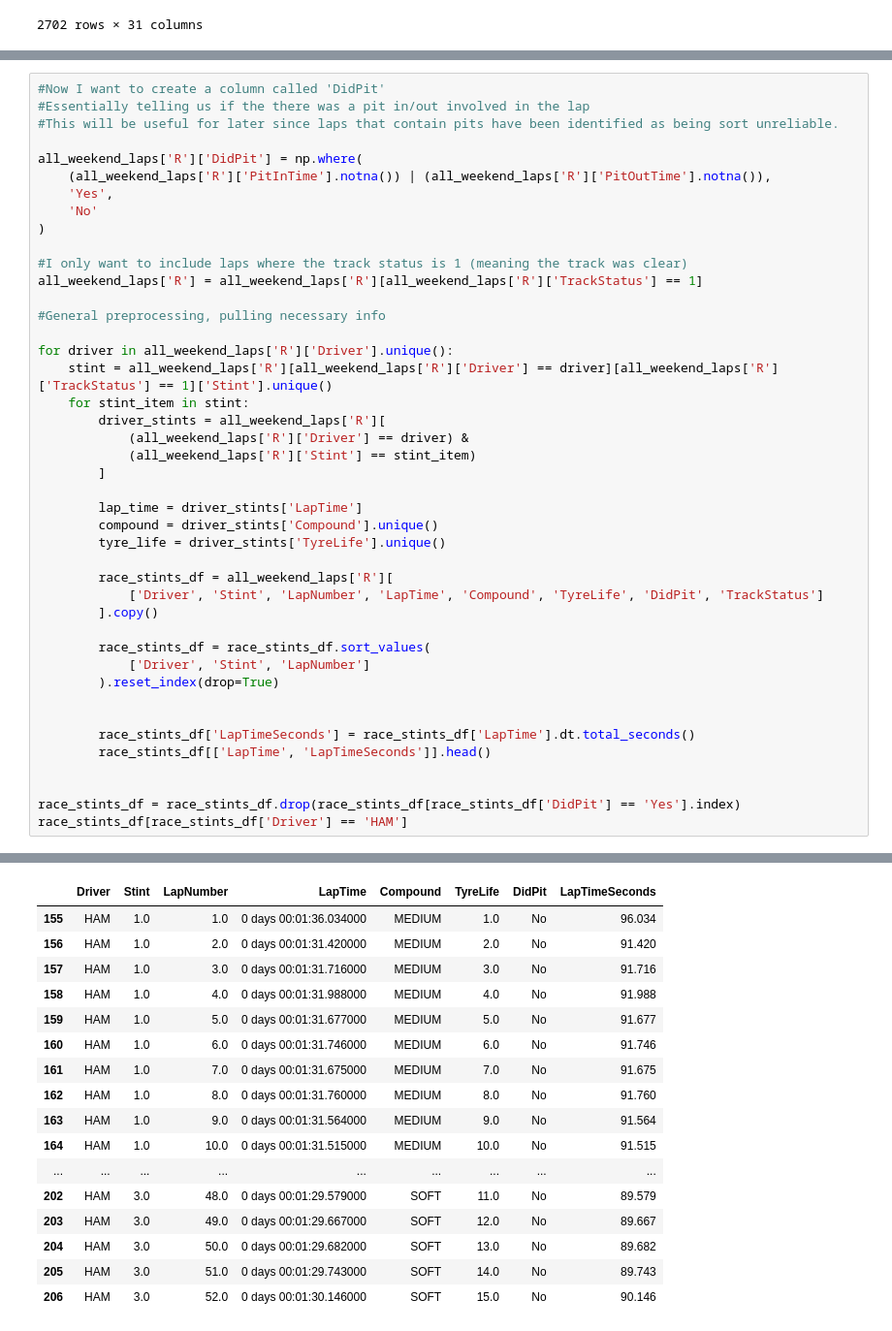
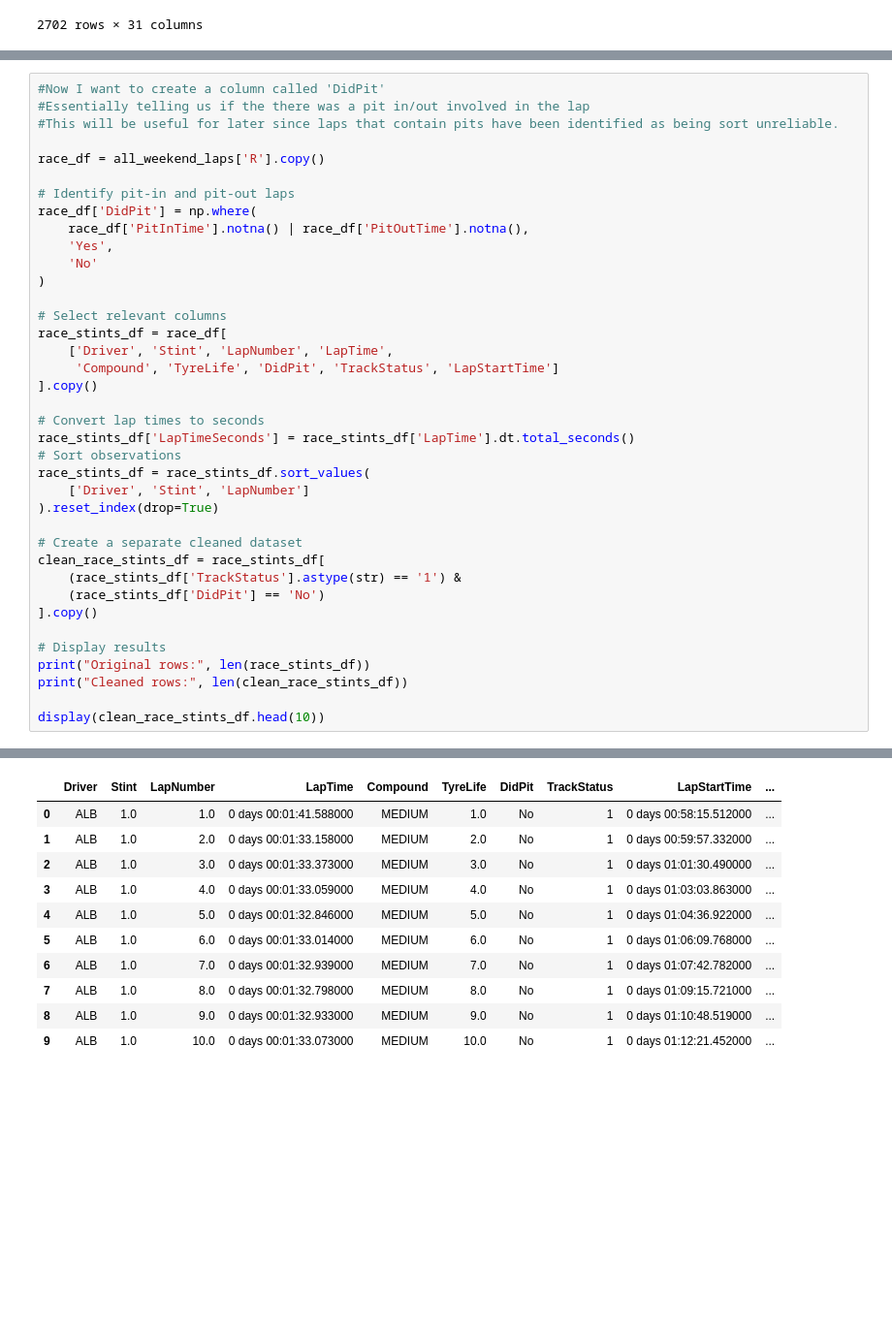
Before and after one commit to JamesBurnard1/Pitwall-F1, a Jupyter notebook: exploration.ipynb, the cells around one changed output, grey strips where cells are left out. Shown at 97% size. Saved outputs shown, nothing was run; the diff lists cells and outputs as text; blank space fills up the shorter version.

```diff
--- a/exploration.ipynb
+++ b/exploration.ipynb
@@ -144,42 +146,37 @@ all_weekend_laps['R'][all_weekend_laps['R']['Driver'] == 'HAM'].head(40)
 #Essentially telling us if the there was a pit in/out involved in the lap
 #This will be useful for later since laps that contain pits have been identified as being sort unreliable.
 
-all_weekend_laps['R']['DidPit'] = np.where(
-    (all_weekend_laps['R']['PitInTime'].notna()) | (all_weekend_laps['R']['PitOutTime'].notna()),
+race_df = all_weekend_laps['R'].copy()
+
+# Identify pit-in and pit-out laps
+race_df['DidPit'] = np.where(
+    race_df['PitInTime'].notna() | race_df['PitOutTime'].notna(),
     'Yes',
     'No'
 )
 
-#I only want to include laps where the track status is 1 (meaning the track was clear)
-all_weekend_laps['R'] = all_weekend_laps['R'][all_weekend_laps['R']['TrackStatus'] == 1]
+# Select relevant columns
+race_stints_df = race_df[
+    ['Driver', 'Stint', 'LapNumber', 'LapTime',
+     'Compound', 'TyreLife', 'DidPit', 'TrackStatus', 'LapStartTime']
+].copy()
 
-#General preprocessing, pulling necessary info
+# Convert lap times to seconds
+race_stints_df['LapTimeSeconds'] = race_stints_df['LapTime'].dt.total_seconds()
+# Sort observations
+race_stints_df = race_stints_df.sort_values(
+    ['Driver', 'Stint', 'LapNumber']
+).reset_index(drop=True)
 
-for driver in all_weekend_laps['R']['Driver'].unique():
-    stint = all_weekend_laps['R'][all_weekend_laps['R']['Driver'] == driver][all_weekend_laps['R']['TrackStatus'] == 1]['Stint'].unique()
-    for stint_item in stint:
-        driver_stints = all_weekend_laps['R'][
-            (all_weekend_laps['R']['Driver'] == driver) &
-            (all_weekend_laps['R']['Stint'] == stint_item)
-        ]
+# Create a separate cleaned dataset
+clean_race_stints_df = race_stints_df[
+    (race_stints_df['TrackStatus'].astype(str) == '1') &
+    (race_stints_df['DidPit'] == 'No')
+].copy()
 
-        lap_time = driver_stints['LapTime']
-        compound = driver_stints['Compound'].unique()
-        tyre_life = driver_stints['TyreLife'].unique()
+# Display results
+print("Original rows:", len(race_stints_df))
+print("Cleaned rows:", len(clean_race_stints_df))
 
-        race_stints_df = all_weekend_laps['R'][
-            ['Driver', 'Stint', 'LapNumber', 'LapTime', 'Compound', 'TyreLife', 'DidPit', 'TrackStatus']
-        ].copy()
-
-        race_stints_df = race_stints_df.sort_values(
-            ['Driver', 'Stint', 'LapNumber']
-        ).reset_index(drop=True)
-
-
-        race_stints_df['LapTimeSeconds'] = race_stints_df['LapTime'].dt.total_seconds()
-        race_stints_df[['LapTime', 'LapTimeSeconds']].head()
-
-
-race_stints_df = race_stints_df.drop(race_stints_df[race_stints_df['DidPit'] == 'Yes'].index)
-race_stints_df[race_stints_df['Driver'] == 'HAM']
+display(clean_race_stints_df.head(10))
 # %% [output]
@@ -186,20 +185,14 @@ race_stints_df[race_stints_df['Driver'] == 'HAM']
-|  | Driver | Stint | LapNumber | LapTime | Compound | TyreLife | DidPit | LapTimeSeconds |
-| 155 | HAM | 1.0 | 1.0 | 0 days 00:01:36.034000 | MEDIUM | 1.0 | No | 96.034 |
-| 156 | HAM | 1.0 | 2.0 | 0 days 00:01:31.420000 | MEDIUM | 2.0 | No | 91.420 |
-| 157 | HAM | 1.0 | 3.0 | 0 days 00:01:31.716000 | MEDIUM | 3.0 | No | 91.716 |
-| 158 | HAM | 1.0 | 4.0 | 0 days 00:01:31.988000 | MEDIUM | 4.0 | No | 91.988 |
-| 159 | HAM | 1.0 | 5.0 | 0 days 00:01:31.677000 | MEDIUM | 5.0 | No | 91.677 |
-| 160 | HAM | 1.0 | 6.0 | 0 days 00:01:31.746000 | MEDIUM | 6.0 | No | 91.746 |
-| 161 | HAM | 1.0 | 7.0 | 0 days 00:01:31.675000 | MEDIUM | 7.0 | No | 91.675 |
-| 162 | HAM | 1.0 | 8.0 | 0 days 00:01:31.760000 | MEDIUM | 8.0 | No | 91.760 |
-| 163 | HAM | 1.0 | 9.0 | 0 days 00:01:31.564000 | MEDIUM | 9.0 | No | 91.564 |
-| 164 | HAM | 1.0 | 10.0 | 0 days 00:01:31.515000 | MEDIUM | 10.0 | No | 91.515 |
-| ... | ... | ... | ... | ... | ... | ... | ... | ... |
-| 202 | HAM | 3.0 | 48.0 | 0 days 00:01:29.579000 | SOFT | 11.0 | No | 89.579 |
-| 203 | HAM | 3.0 | 49.0 | 0 days 00:01:29.667000 | SOFT | 12.0 | No | 89.667 |
-| 204 | HAM | 3.0 | 50.0 | 0 days 00:01:29.682000 | SOFT | 13.0 | No | 89.682 |
-| 205 | HAM | 3.0 | 51.0 | 0 days 00:01:29.743000 | SOFT | 14.0 | No | 89.743 |
-| 206 | HAM | 3.0 | 52.0 | 0 days 00:01:30.146000 | SOFT | 15.0 | No | 90.146 |
+|  | Driver | Stint | LapNumber | LapTime | Compound | TyreLife | DidPit | TrackStatus | LapStartTime | ... |
+| 0 | ALB | 1.0 | 1.0 | 0 days 00:01:41.588000 | MEDIUM | 1.0 | No | 1 | 0 days 00:58:15.512000 | ... |
+| 1 | ALB | 1.0 | 2.0 | 0 days 00:01:33.158000 | MEDIUM | 2.0 | No | 1 | 0 days 00:59:57.332000 | ... |
+| 2 | ALB | 1.0 | 3.0 | 0 days 00:01:33.373000 | MEDIUM | 3.0 | No | 1 | 0 days 01:01:30.490000 | ... |
+| 3 | ALB | 1.0 | 4.0 | 0 days 00:01:33.059000 | MEDIUM | 4.0 | No | 1 | 0 days 01:03:03.863000 | ... |
+| 4 | ALB | 1.0 | 5.0 | 0 days 00:01:32.846000 | MEDIUM | 5.0 | No | 1 | 0 days 01:04:36.922000 | ... |
+| 5 | ALB | 1.0 | 6.0 | 0 days 00:01:33.014000 | MEDIUM | 6.0 | No | 1 | 0 days 01:06:09.768000 | ... |
+| 6 | ALB | 1.0 | 7.0 | 0 days 00:01:32.939000 | MEDIUM | 7.0 | No | 1 | 0 days 01:07:42.782000 | ... |
+| 7 | ALB | 1.0 | 8.0 | 0 days 00:01:32.798000 | MEDIUM | 8.0 | No | 1 | 0 days 01:09:15.721000 | ... |
+| 8 | ALB | 1.0 | 9.0 | 0 days 00:01:32.933000 | MEDIUM | 9.0 | No | 1 | 0 days 01:10:48.519000 | ... |
+| 9 | ALB | 1.0 | 10.0 | 0 days 00:01:33.073000 | MEDIUM | 10.0 | No | 1 | 0 days 01:12:21.452000 | ... |
 # %%
 #exploring relationship between TyreLife & LapTime
 
```
Also changed, not shown: parts of 8 cells of this notebook.
